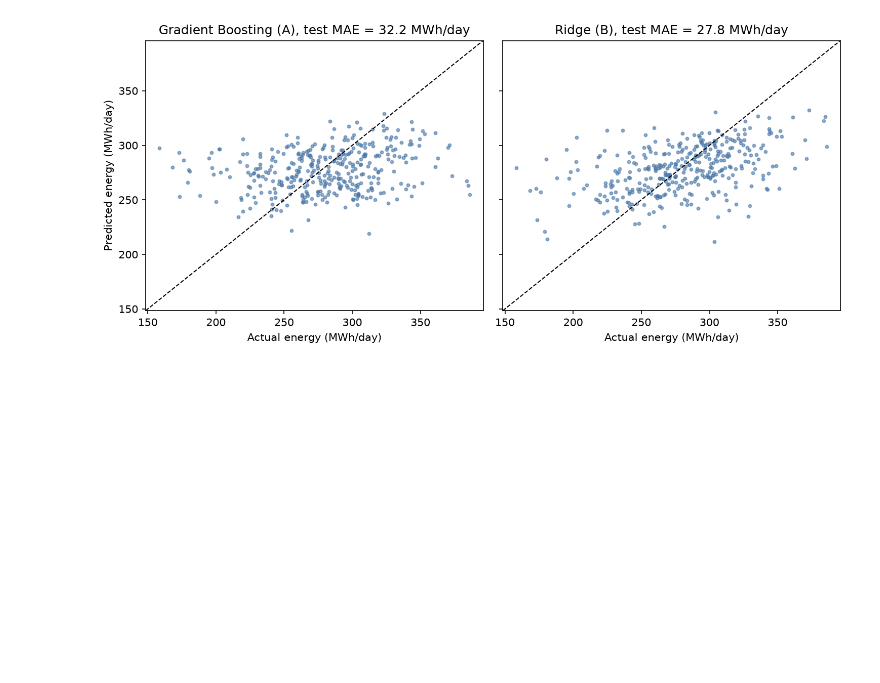
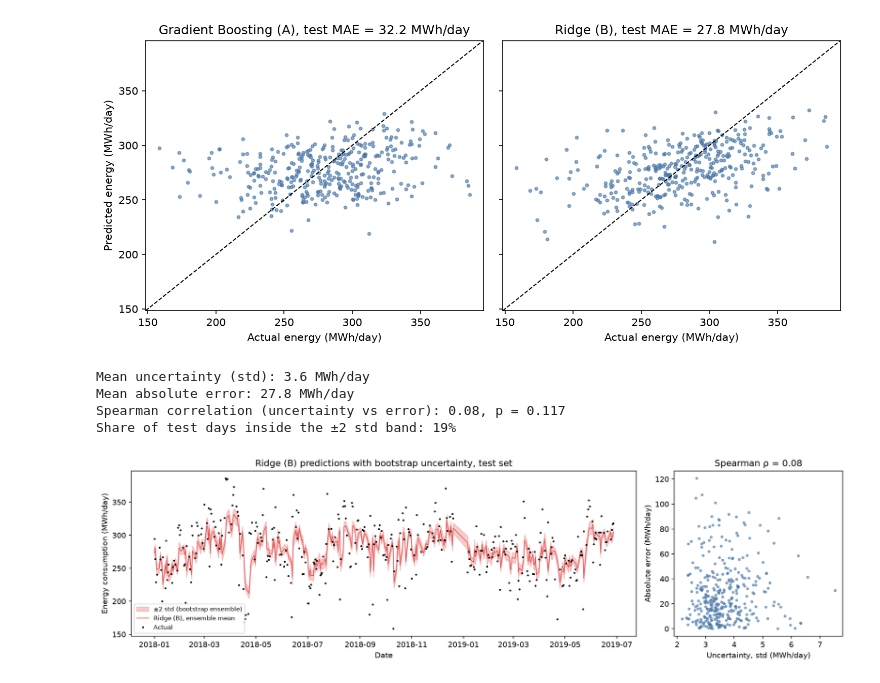
Before and after one commit to aili01sky/CHE1147H-Group-Project, a Jupyter notebook: 02_Modelling.ipynb, the cells around one changed output. Cells and saved outputs as stored; diff of their text form; code cells hidden in the pictures; blank space fills up the shorter version.

Commit message:
Add uncertainty for Ridge (B)

```diff
--- a/02_Modelling.ipynb
+++ b/02_Modelling.ipynb
@@ -601,3 +601,59 @@ plt.savefig("fig_parity.png", bbox_inches="tight")
 plt.show()
 # %% [output]
 [figure]
+# %%
+from scipy.stats import spearmanr
+from sklearn.base import clone
+
+# Best model by CV MAE
+ridge_B = searches_B["Ridge (B)"].best_estimator_
+rng = np.random.default_rng(RANDOM_SEED)
+
+# Bootstrap ensemble (Lecture 9): train 100 Ridge (B) models,
+# each on a different sample of the training data drawn WITH replacement
+boot_preds = []
+for m in range(100):
+    idx = rng.integers(0, len(train), len(train))
+    model = clone(ridge_B).fit(train[FEATURES_B].iloc[idx], train[TARGET].iloc[idx])
+    boot_preds.append(model.predict(test[FEATURES_B]))
+
+boot_preds = np.array(boot_preds)
+mean_pred = boot_preds.mean(axis=0)   # ensemble prediction (average of the 100 models)
+std_pred = boot_preds.std(axis=0)     # disagreement between the models = uncertainty
+abs_error = np.abs(test[TARGET].values - mean_pred)
+
+# Check: does higher uncertainty go with higher error? (Lecture 9, slide 24)
+rho, p = spearmanr(std_pred, abs_error)
+inside = np.mean(abs_error <= 2 * std_pred)   # share of test days inside the ±2 std band
+print(f"Mean uncertainty (std): {std_pred.mean():.1f} MWh/day")
+print(f"Mean absolute error: {abs_error.mean():.1f} MWh/day")
+print(f"Spearman correlation (uncertainty vs error): {rho:.2f}, p = {p:.3f}")
+print(f"Share of test days inside the ±2 std band: {inside:.0%}")
+
+fig, axes = plt.subplots(1, 2, figsize=(14, 4), dpi=150, gridspec_kw={"width_ratios": [3, 1]})
+
+# Left: predictions with the uncertainty band
+axes[0].fill_between(test["Date"], mean_pred - 2 * std_pred, mean_pred + 2 * std_pred,
+                     color="#E45756", alpha=0.3, label="±2 std (bootstrap ensemble)")
+axes[0].plot(test["Date"], mean_pred, color="#E45756", linewidth=1, label="Ridge (B), ensemble mean")
+axes[0].plot(test["Date"], test[TARGET], ".", markersize=3, color="black", label="Actual")
+axes[0].set_xlabel("Date")
+axes[0].set_ylabel("Energy consumption (MWh/day)")
+axes[0].set_title("Ridge (B) predictions with bootstrap uncertainty, test set")
+axes[0].legend(fontsize=8)
+
+# Right: uncertainty vs actual error
+axes[1].scatter(std_pred, abs_error, s=8, alpha=0.6, color="#4C78A8")
+axes[1].set_xlabel("Uncertainty, std (MWh/day)")
+axes[1].set_ylabel("Absolute error (MWh/day)")
+axes[1].set_title(f"Spearman ρ = {rho:.2f}")
+
+plt.tight_layout()
+plt.savefig("fig_uncertainty_ridgeB.png", bbox_inches="tight")
+plt.show()
+# %% [output]
+Mean uncertainty (std): 3.6 MWh/day
+Mean absolute error: 27.8 MWh/day
+Spearman correlation (uncertainty vs error): 0.08, p = 0.117
+Share of test days inside the ±2 std band: 19%
+[figure, added]
```
Also changed, not shown: parts of 2 cells of this notebook, 2 other files.
